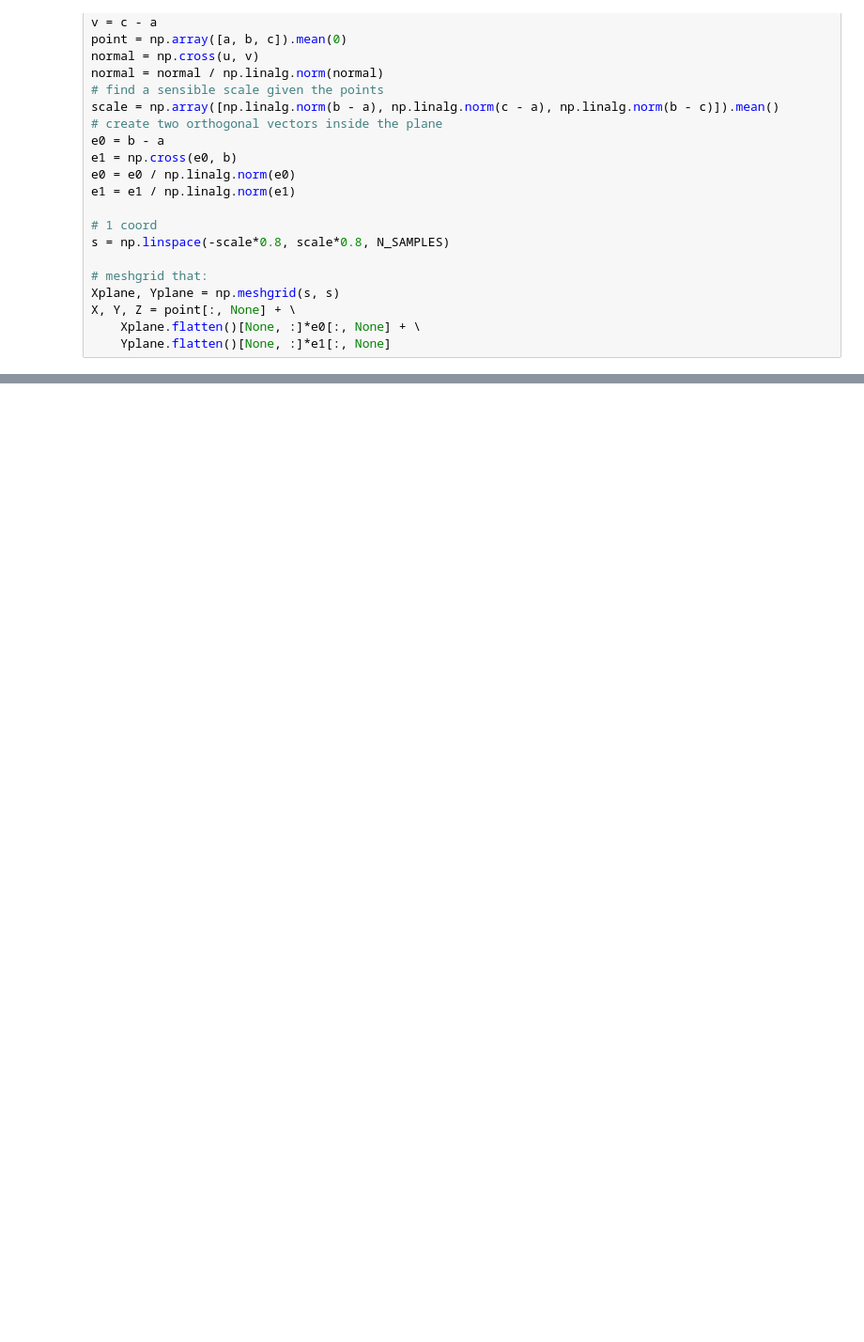
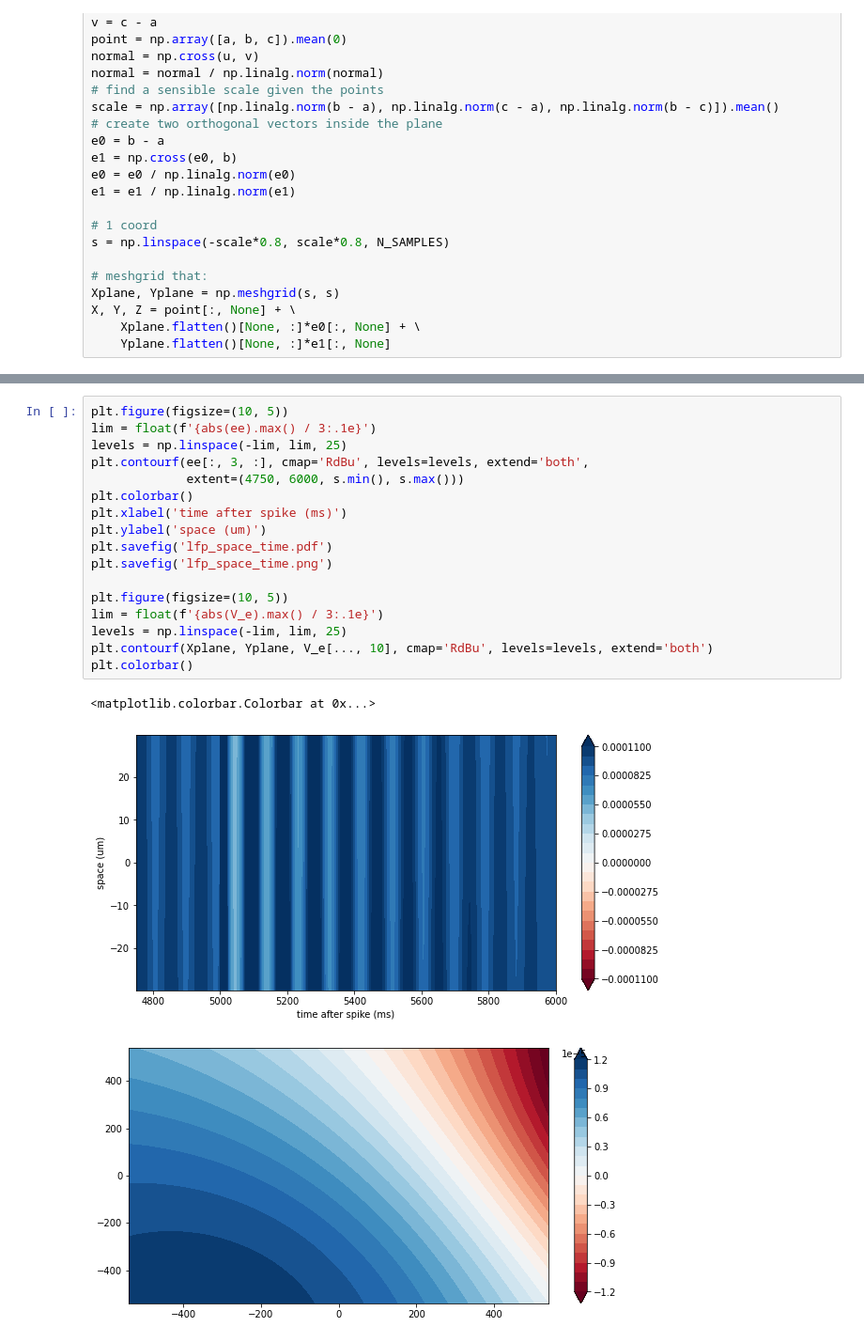
Before and after one commit to llandsmeer/iopublic, a Jupyter notebook: Local field potential.ipynb, the cells around one changed output, grey strips where cells are left out. Shown: that part at 94% size. Drawn from its saved outputs; the diff is of its cells as text; blank space fills up the shorter version.

```diff
--- a/Local field potential.ipynb
+++ b/Local field potential.ipynb
@@ -226,0 +294,21 @@ arbor.place_pwlin?
+# %%
+plt.figure(figsize=(10, 5))
+lim = float(f'{abs(ee).max() / 3:.1e}')
+levels = np.linspace(-lim, lim, 25)
+plt.contourf(ee[:, 3, :], cmap='RdBu', levels=levels, extend='both',
+             extent=(4750, 6000, s.min(), s.max()))
+plt.colorbar()
+plt.xlabel('time after spike (ms)')
+plt.ylabel('space (um)')
+plt.savefig('lfp_space_time.pdf')
+plt.savefig('lfp_space_time.png')
+
+plt.figure(figsize=(10, 5))
+lim = float(f'{abs(V_e).max() / 3:.1e}')
+levels = np.linspace(-lim, lim, 25)
+plt.contourf(Xplane, Yplane, V_e[..., 10], cmap='RdBu', levels=levels, extend='both')
+plt.colorbar()
+# %% [output]
+<matplotlib.colorbar.Colorbar at 0x...>
+[figure, added]
+[figure, added]
```
Also changed, not shown: parts of 11 cells of this notebook.
